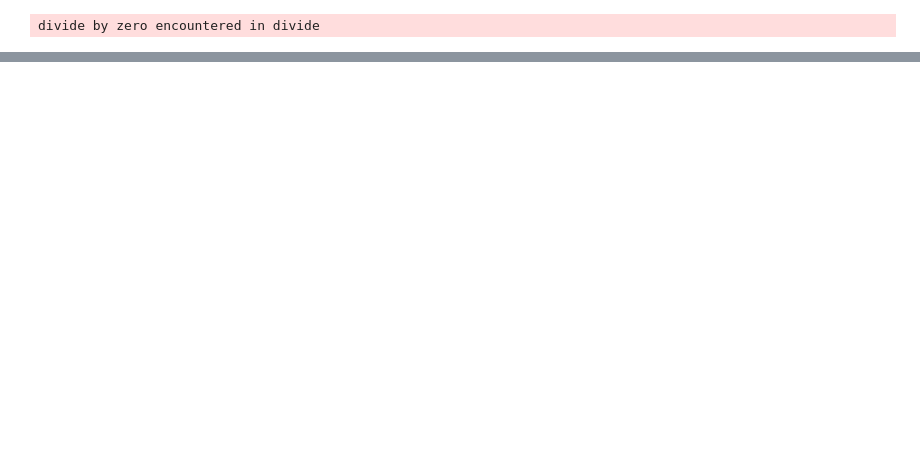
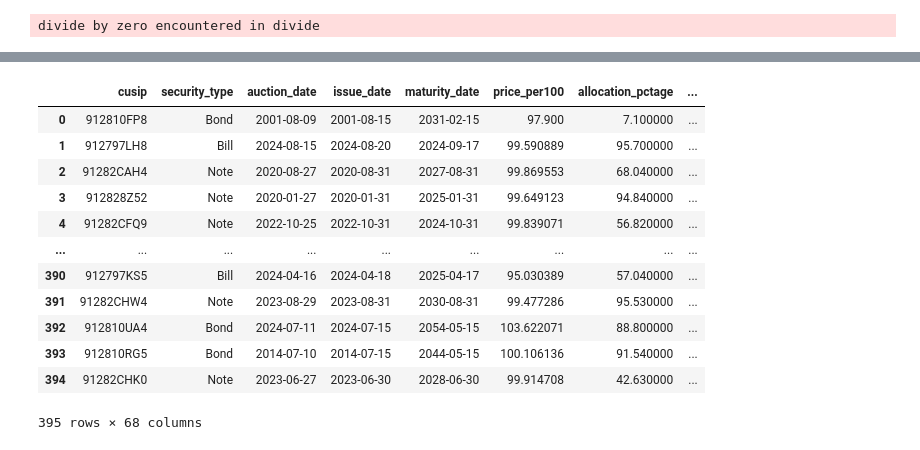
Before and after one commit to cleeclee123/Curvy-CUSIPs, a Jupyter notebook: curvy.ipynb, the cells around one changed output, grey strips where cells are left out. Drawn from its saved outputs; the diff is of its cells as text; code cells hidden in the pictures; blank space fills up the shorter version.

```diff
--- a/curvy.ipynb
+++ b/curvy.ipynb
@@ -225,3 +221,11 @@ nov_41s_df = curve_data_fetcher.fetch_spreads(
     start_date=datetime(2024, 1, 1),
     end_date=datetime(2024, 9, 26),
 )
+# %%
+curve_sets_dict_df = curve_data_fetcher.fetch_historical_curve_sets(
+    start_date=datetime(2024, 1, 1),
+    end_date=datetime(2024, 10, 1),
+    fetch_soma_holdings=True,
+    fetch_stripping_data=True,
+    calc_free_float=True,
+)
@@ -227,0 +246,16 @@ nov_41s_df = curve_data_fetcher.fetch_spreads(
+# %%
+curve_sets_dict_df[datetime(2024, 9, 5)]
+# %% [output]
+|  | cusip | security_type | auction_date | issue_date | maturity_date | price_per100 | allocation_pctage | ... |
+| 0 | 912810FP8 | Bond | 2001-08-09 | 2001-08-15 | 2031-02-15 | 97.900 | 7.100000 | ... |
+| 1 | 912797LH8 | Bill | 2024-08-15 | 2024-08-20 | 2024-09-17 | 99.590889 | 95.700000 | ... |
+| 2 | 91282CAH4 | Note | 2020-08-27 | 2020-08-31 | 2027-08-31 | 99.869553 | 68.040000 | ... |
+| 3 | 912828Z52 | Note | 2020-01-27 | 2020-01-31 | 2025-01-31 | 99.649123 | 94.840000 | ... |
+| 4 | 91282CFQ9 | Note | 2022-10-25 | 2022-10-31 | 2024-10-31 | 99.839071 | 56.820000 | ... |
+| ... | ... | ... | ... | ... | ... | ... | ... | ... |
+| 390 | 912797KS5 | Bill | 2024-04-16 | 2024-04-18 | 2025-04-17 | 95.030389 | 57.040000 | ... |
+| 391 | 91282CHW4 | Note | 2023-08-29 | 2023-08-31 | 2030-08-31 | 99.477286 | 95.530000 | ... |
+| 392 | 912810UA4 | Bond | 2024-07-11 | 2024-07-15 | 2054-05-15 | 103.622071 | 88.800000 | ... |
+| 393 | 912810RG5 | Bond | 2014-07-10 | 2014-07-15 | 2044-05-15 | 100.106136 | 91.540000 | ... |
+| 394 | 91282CHK0 | Note | 2023-06-27 | 2023-06-30 | 2028-06-30 | 99.914708 | 42.630000 | ... |
+395 rows × 68 columns
```
Also changed, not shown: parts of 4 cells of this notebook, 5 other files.
